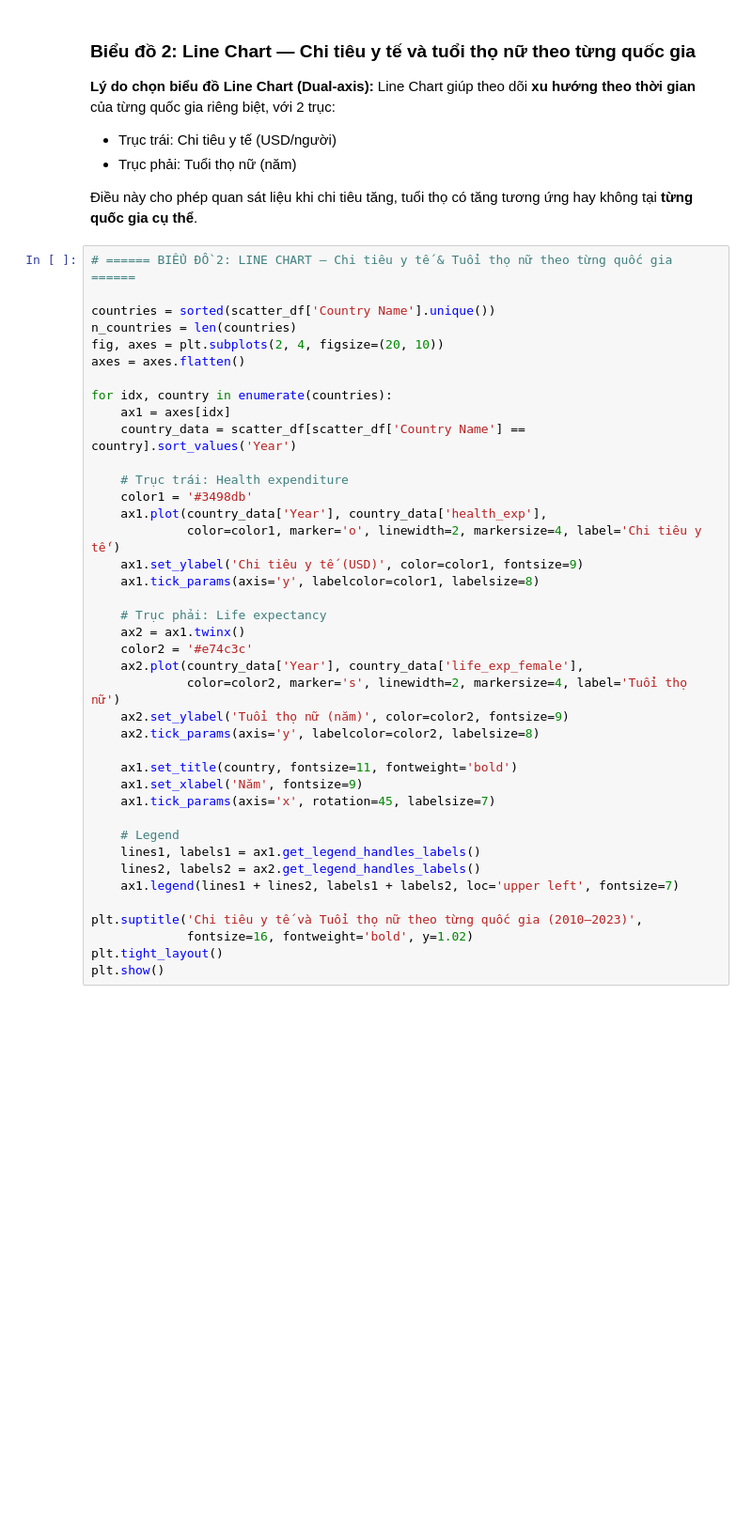
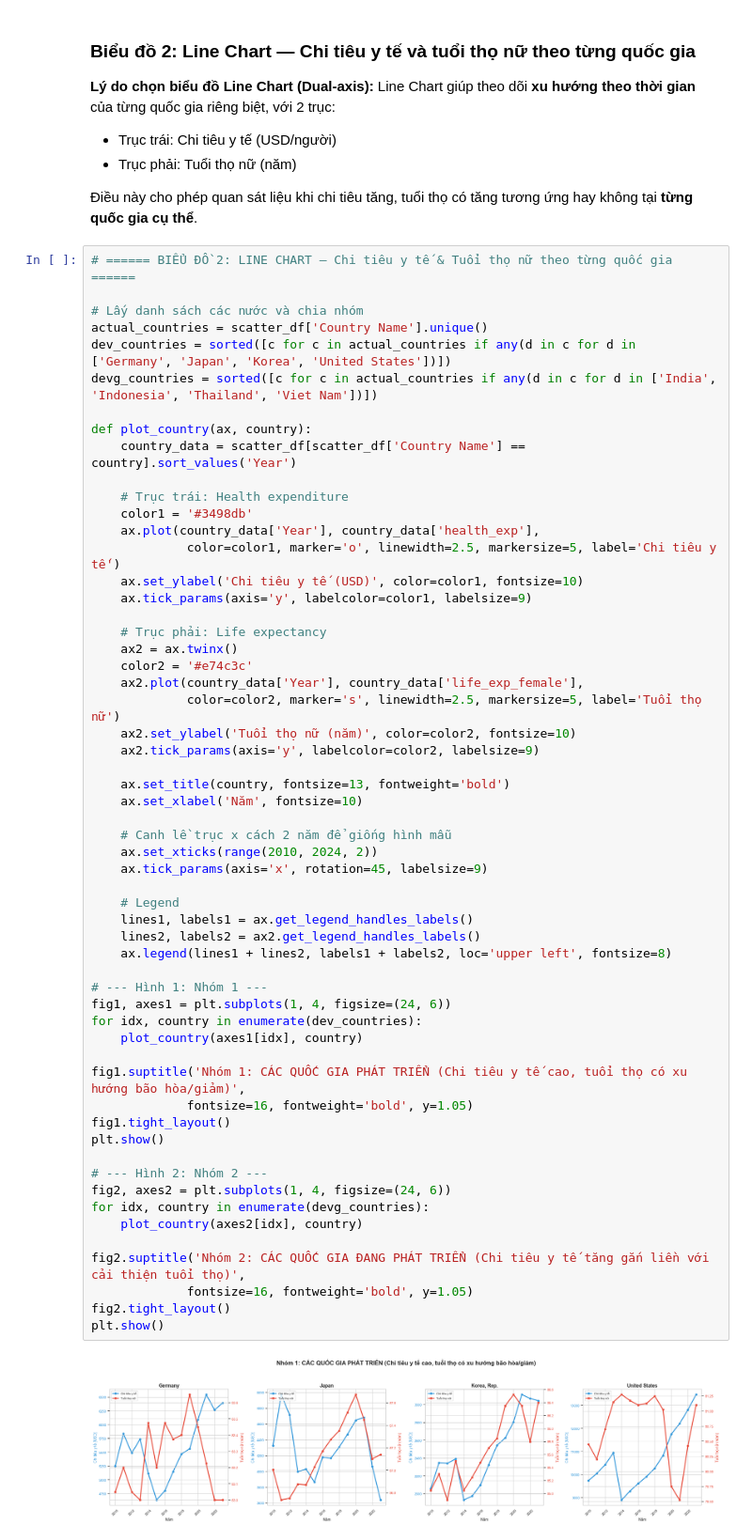
Before and after one commit to n3sfan/DataVis-Lab2, a Jupyter notebook: Notebook/muc4/qa.ipynb, the cells around one changed output. Shown at 94% size. Saved outputs shown, nothing was run; the diff lists cells and outputs as text; blank space fills up the shorter version.

Commit message:
chỉnh chart line đỏ, chart nhiều tách bảng, chỉnh comment

```diff
--- a/Notebook/muc4/qa.ipynb
+++ b/Notebook/muc4/qa.ipynb
@@ -290,40 +348,59 @@ Line Chart giúp theo dõi **xu hướng theo thời gian** của từng quốc
 # %%
 # ====== BIỂU ĐỒ 2: LINE CHART — Chi tiêu y tế & Tuổi thọ nữ theo từng quốc gia ======
 
-countries = sorted(scatter_df['Country Name'].unique())
-n_countries = len(countries)
-fig, axes = plt.subplots(2, 4, figsize=(20, 10))
-axes = axes.flatten()
+# Lấy danh sách các nước và chia nhóm
+actual_countries = scatter_df['Country Name'].unique()
+dev_countries = sorted([c for c in actual_countries if any(d in c for d in ['Germany', 'Japan', 'Korea', 'United States'])])
+devg_countries = sorted([c for c in actual_countries if any(d in c for d in ['India', 'Indonesia', 'Thailand', 'Viet Nam'])])
 
-for idx, country in enumerate(countries):
-    ax1 = axes[idx]
+def plot_country(ax, country):
     country_data = scatter_df[scatter_df['Country Name'] == country].sort_values('Year')
 
     # Trục trái: Health expenditure
     color1 = '#3498db'
-    ax1.plot(country_data['Year'], country_data['health_exp'],
-             color=color1, marker='o', linewidth=2, markersize=4, label='Chi tiêu y tế')
-    ax1.set_ylabel('Chi tiêu y tế (USD)', color=color1, fontsize=9)
-    ax1.tick_params(axis='y', labelcolor=color1, labelsize=8)
+    ax.plot(country_data['Year'], country_data['health_exp'],
+             color=color1, marker='o', linewidth=2.5, markersize=5, label='Chi tiêu y tế')
+    ax.set_ylabel('Chi tiêu y tế (USD)', color=color1, fontsize=10)
+    ax.tick_params(axis='y', labelcolor=color1, labelsize=9)
 
     # Trục phải: Life expectancy
-    ax2 = ax1.twinx()
+    ax2 = ax.twinx()
     color2 = '#e74c3c'
     ax2.plot(country_data['Year'], country_data['life_exp_female'],
-             color=color2, marker='s', linewidth=2, markersize=4, label='Tuổi thọ nữ')
-    ax2.set_ylabel('Tuổi thọ nữ (năm)', color=color2, fontsize=9)
-    ax2.tick_params(axis='y', labelcolor=color2, labelsize=8)
+             color=color2, marker='s', linewidth=2.5, markersize=5, label='Tuổi thọ nữ')
+    ax2.set_ylabel('Tuổi thọ nữ (năm)', color=color2, fontsize=10)
+    ax2.tick_params(axis='y', labelcolor=color2, labelsize=9)
 
-    ax1.set_title(country, fontsize=11, fontweight='bold')
-    ax1.set_xlabel('Năm', fontsize=9)
-    ax1.tick_params(axis='x', rotation=45, labelsize=7)
+    ax.set_title(country, fontsize=13, fontweight='bold')
+    ax.set_xlabel('Năm', fontsize=10)
+
+    # Canh lề trục x cách 2 năm để giống hình mẫu
+    ax.set_xticks(range(2010, 2024, 2))
+    ax.tick_params(axis='x', rotation=45, labelsize=9)
 
     # Legend
-    lines1, labels1 = ax1.get_legend_handles_labels()
+    lines1, labels1 = ax.get_legend_handles_labels()
     lines2, labels2 = ax2.get_legend_handles_labels()
-    ax1.legend(lines1 + lines2, labels1 + labels2, loc='upper left', fontsize=7)
+    ax.legend(lines1 + lines2, labels1 + labels2, loc='upper left', fontsize=8)
 
-plt.suptitle('Chi tiêu y tế và Tuổi thọ nữ theo từng quốc gia (2010–2023)',
-             fontsize=16, fontweight='bold', y=1.02)
-plt.tight_layout()
+# --- Hình 1: Nhóm 1 ---
+fig1, axes1 = plt.subplots(1, 4, figsize=(24, 6))
+for idx, country in enumerate(dev_countries):
+    plot_country(axes1[idx], country)
+
+fig1.suptitle('Nhóm 1: CÁC QUỐC GIA PHÁT TRIỂN (Chi tiêu y tế cao, tuổi thọ có xu hướng bão hòa/giảm)',
+             fontsize=16, fontweight='bold', y=1.05)
+fig1.tight_layout()
 plt.show()
+
+# --- Hình 2: Nhóm 2 ---
+fig2, axes2 = plt.subplots(1, 4, figsize=(24, 6))
+for idx, country in enumerate(devg_countries):
+    plot_country(axes2[idx], country)
+
+fig2.suptitle('Nhóm 2: CÁC QUỐC GIA ĐANG PHÁT TRIỂN (Chi tiêu y tế tăng gắn liền với cải thiện tuổi thọ)',
+             fontsize=16, fontweight='bold', y=1.05)
+fig2.tight_layout()
+plt.show()
+# %% [output]
+[figure, added]
```
Also changed, not shown: parts of 8 cells of this notebook, 1 other file.
